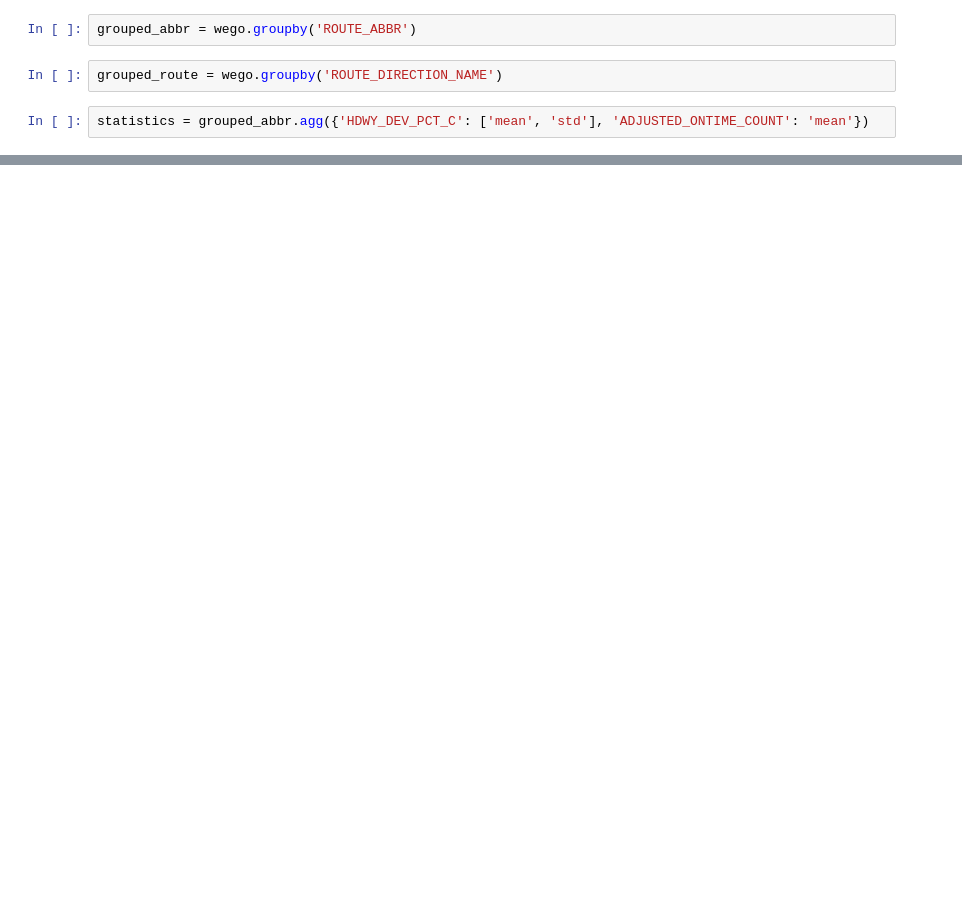
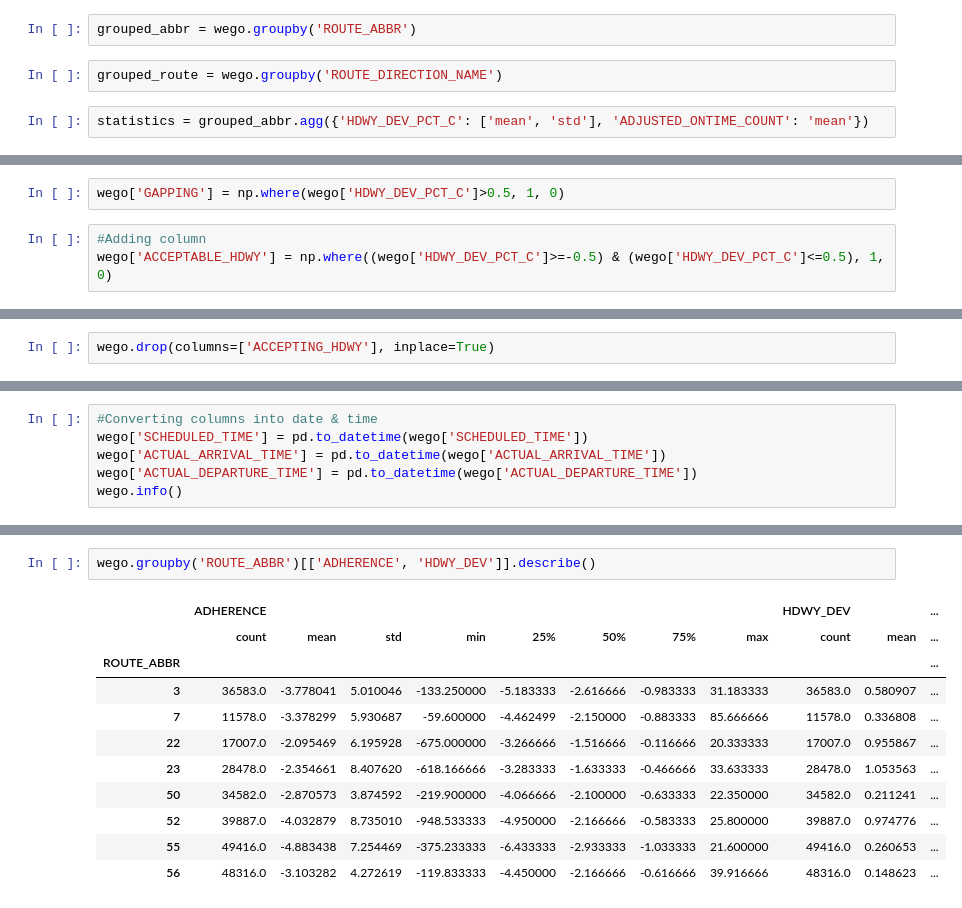
Before and after one commit to NSS-Data-Analytics-Cohort-11/wego-the-great-khans, a Jupyter notebook: notebooks/We-go_great_khans.ipynb, the cells around one changed output, grey strips where cells are left out. Drawn from its saved outputs; the diff is of its cells as text; blank space fills up the shorter version.

```diff
--- a/notebooks/We-go_great_khans.ipynb
+++ b/notebooks/We-go_great_khans.ipynb
@@ -103,0 +218,5 @@ statistics
+# %%
+wego['GAPPING'] = np.where(wego['HDWY_DEV_PCT_C']>0.5, 1, 0)
+# %%
+#Adding column
+wego['ACCEPTABLE_HDWY'] = np.where((wego['HDWY_DEV_PCT_C']>=-0.5) & (wego['HDWY_DEV_PCT_C']<=0.5), 1, 0)
@@ -103,0 +233,2 @@ statistics
+# %%
+wego.drop(columns=['ACCEPTING_HDWY'], inplace=True)
@@ -103,0 +243,6 @@ statistics
+# %%
+#Converting columns into date & time
+wego['SCHEDULED_TIME'] = pd.to_datetime(wego['SCHEDULED_TIME'])
+wego['ACTUAL_ARRIVAL_TIME'] = pd.to_datetime(wego['ACTUAL_ARRIVAL_TIME'])
+wego['ACTUAL_DEPARTURE_TIME'] = pd.to_datetime(wego['ACTUAL_DEPARTURE_TIME'])
+wego.info()
@@ -103,0 +280,14 @@ statistics
+# %%
+wego.groupby('ROUTE_ABBR')[['ADHERENCE', 'HDWY_DEV']].describe()
+# %% [output]
+|  | ADHERENCE |  |  |  |  |  |  |  | HDWY_DEV |  | ... |
+|  | count | mean | std | min | 25% | 50% | 75% | max | count | mean | ... |
+| ROUTE_ABBR |  |  |  |  |  |  |  |  |  |  | ... |
+| 3 | 36583.0 | -3.778041 | 5.010046 | -133.250000 | -5.183333 | -2.616666 | -0.983333 | 31.183333 | 36583.0 | 0.580907 | ... |
+| 7 | 11578.0 | -3.378299 | 5.930687 | -59.600000 | -4.462499 | -2.150000 | -0.883333 | 85.666666 | 11578.0 | 0.336808 | ... |
+| 22 | 17007.0 | -2.095469 | 6.195928 | -675.000000 | -3.266666 | -1.516666 | -0.116666 | 20.333333 | 17007.0 | 0.955867 | ... |
+| 23 | 28478.0 | -2.354661 | 8.407620 | -618.166666 | -3.283333 | -1.633333 | -0.466666 | 33.633333 | 28478.0 | 1.053563 | ... |
+| 50 | 34582.0 | -2.870573 | 3.874592 | -219.900000 | -4.066666 | -2.100000 | -0.633333 | 22.350000 | 34582.0 | 0.211241 | ... |
+| 52 | 39887.0 | -4.032879 | 8.735010 | -948.533333 | -4.950000 | -2.166666 | -0.583333 | 25.800000 | 39887.0 | 0.974776 | ... |
+| 55 | 49416.0 | -4.883438 | 7.254469 | -375.233333 | -6.433333 | -2.933333 | -1.033333 | 21.600000 | 49416.0 | 0.260653 | ... |
+| 56 | 48316.0 | -3.103282 | 4.272619 | -119.833333 | -4.450000 | -2.166666 | -0.616666 | 39.916666 | 48316.0 | 0.148623 | ... |
```
Also changed, not shown: parts of 25 cells of this notebook.
